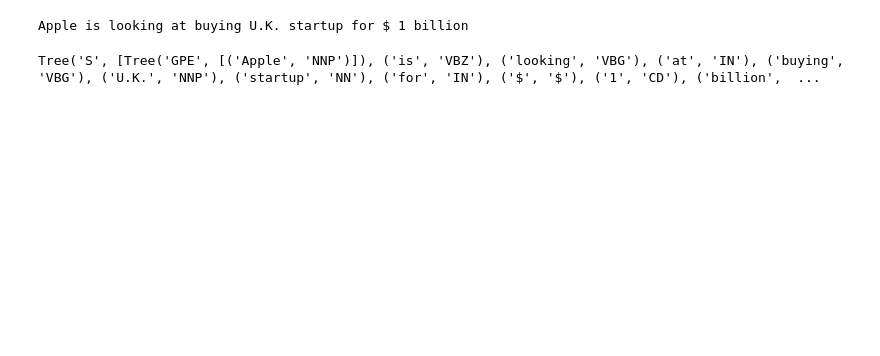
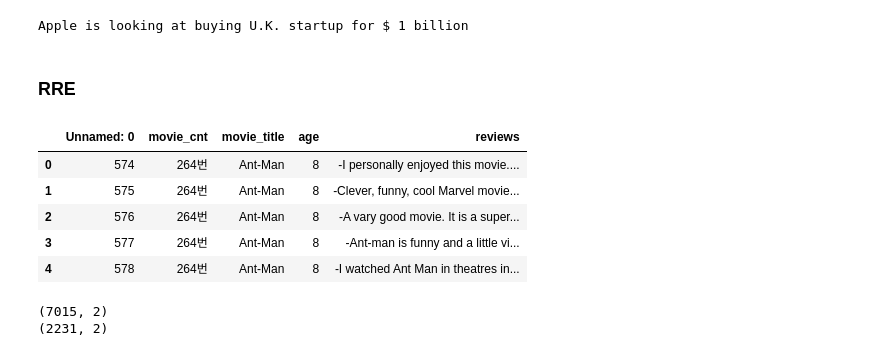
Before and after one commit to MonicaKim89/Text_Mining, a Jupyter notebook: common_sense_movie/[230503]reviews_an.ipynb, the cells around one changed output. Saved outputs shown, nothing was run; the diff lists cells and outputs as text; code cells hidden in the pictures; blank space fills up the shorter version.

```diff
--- a/common_sense_movie/[230503]reviews_an.ipynb
+++ b/common_sense_movie/[230503]reviews_an.ipynb
@@ -384,8 +415,24 @@ filtered_sentence = ' '.join([w[0] for w in pos_tags if not hasattr(w, 'label')]
 print(filtered_sentence)
 # %% [output]
 Apple is looking at buying U.K. startup for $ 1 billion
-# %%
-import svgling
-chunked
-# %% [output]
-Tree('S', [Tree('GPE', [('Apple', 'NNP')]), ('is', 'VBZ'), ('looking', 'VBG'), ('at', 'IN'), ('buying', 'VBG'), ('U.K.', 'NNP'), ('startup', 'NN'), ('for', 'IN'), ('$', '$'), ('1', 'CD'), ('billion',  ...
+# %% [markdown]
+### RRE
+# %%
+df = pd.read_csv('/Users/kimmonica/Documents/GitHub/Text_Mining/common_sense_movie/[230617]child_data.csv')
+df.head()
+# %% [output]
+|  | Unnamed: 0 | movie_cnt | movie_title | age | reviews |
+| 0 | 574 | 264번 | Ant-Man | 8 | -I personally enjoyed this movie.... |
+| 1 | 575 | 264번 | Ant-Man | 8 | -Clever, funny, cool Marvel movie... |
+| 2 | 576 | 264번 | Ant-Man | 8 | -A vary good movie. It is a super... |
+| 3 | 577 | 264번 | Ant-Man | 8 | -Ant-man is funny and a little vi... |
+| 4 | 578 | 264번 | Ant-Man | 8 | -I watched Ant Man in theatres in... |
+# %%
+data = df[['age', 'reviews']]
+print(data.shape)
+data = data.drop_duplicates()
+print(data.shape)
+data.to_csv('final_use.csv')
+# %% [output]
+(7015, 2)
+(2231, 2)
```
Also changed, not shown: parts of 20 cells of this notebook, 11 other files.
